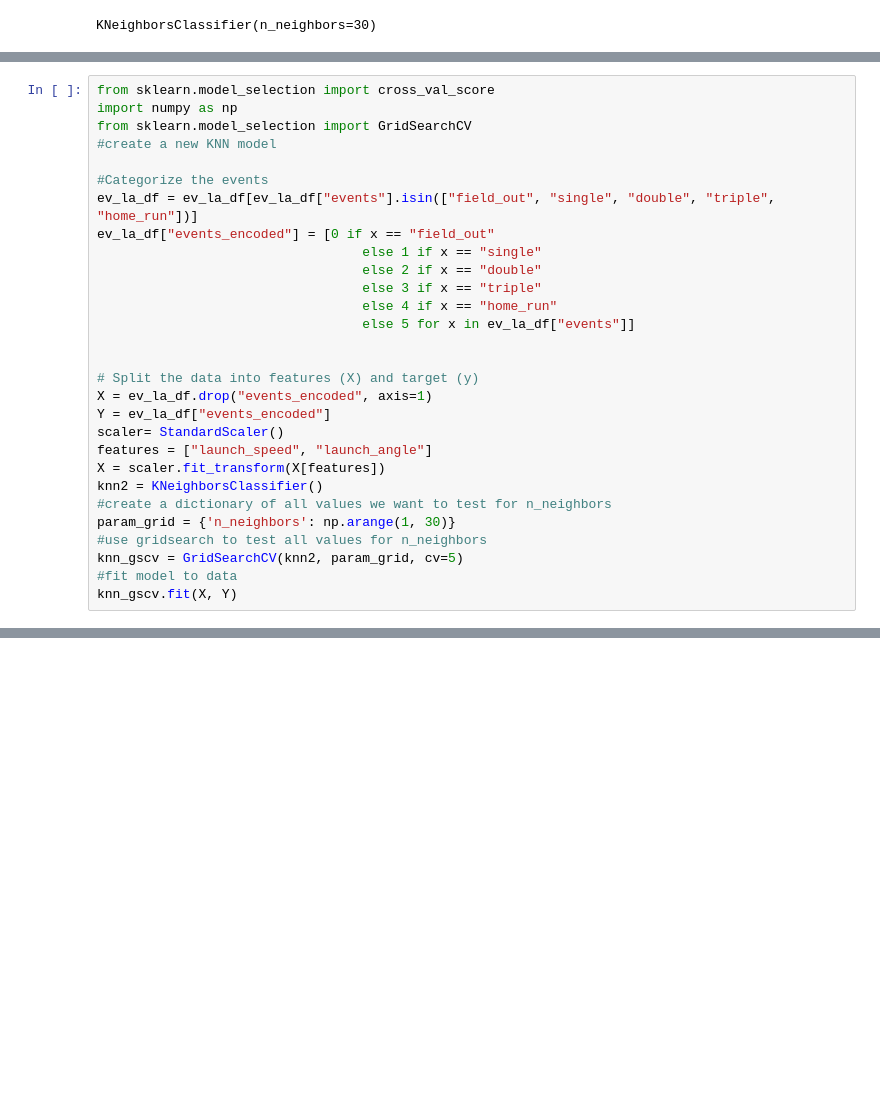
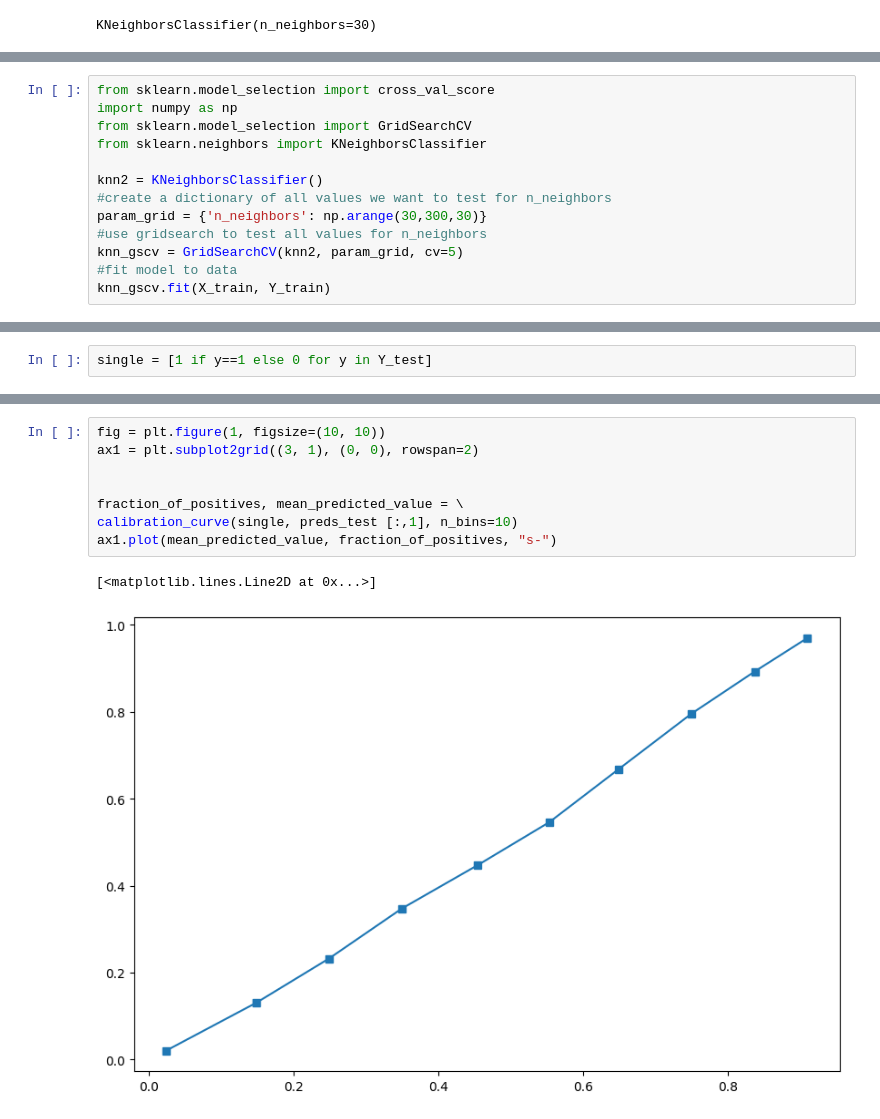
Before and after one commit to alexandragaev/xwOBA, a Jupyter notebook: pybaseball.ipynb, the cells around one changed output, grey strips where cells are left out. Drawn from its saved outputs; the diff is of its cells as text; blank space fills up the shorter version.

```diff
--- a/pybaseball.ipynb
+++ b/pybaseball.ipynb
@@ -402,30 +402,14 @@ knn.score(X_test, Y_test)
 from sklearn.model_selection import cross_val_score
 import numpy as np
 from sklearn.model_selection import GridSearchCV
-#create a new KNN model
+from sklearn.neighbors import KNeighborsClassifier
 
-#Categorize the events
-ev_la_df = ev_la_df[ev_la_df["events"].isin(["field_out", "single", "double", "triple", "home_run"])]
-ev_la_df["events_encoded"] = [0 if x == "field_out"
-                                  else 1 if x == "single"
-                                  else 2 if x == "double"
-                                  else 3 if x == "triple"
-                                  else 4 if x == "home_run"
-                                  else 5 for x in ev_la_df["events"]]
-
-
-# Split the data into features (X) and target (y)
-X = ev_la_df.drop("events_encoded", axis=1)
-Y = ev_la_df["events_encoded"]
-scaler= StandardScaler()
-features = ["launch_speed", "launch_angle"]
-X = scaler.fit_transform(X[features])
 knn2 = KNeighborsClassifier()
 #create a dictionary of all values we want to test for n_neighbors
-param_grid = {'n_neighbors': np.arange(1, 30)}
+param_grid = {'n_neighbors': np.arange(30,300,30)}
 #use gridsearch to test all values for n_neighbors
 knn_gscv = GridSearchCV(knn2, param_grid, cv=5)
 #fit model to data
-knn_gscv.fit(X, Y)
+knn_gscv.fit(X_train, Y_train)
 # %% [output]
 GridSearchCV(cv=5, estimator=KNeighborsClassifier(),
@@ -440,0 +523,2 @@ knn_gscv.best_params_
+# %%
+single = [1 if y==1 else 0 for y in Y_test]
@@ -440,0 +545,11 @@ knn_gscv.best_params_
+# %%
+fig = plt.figure(1, figsize=(10, 10))
+ax1 = plt.subplot2grid((3, 1), (0, 0), rowspan=2)
+
+
+fraction_of_positives, mean_predicted_value = \
+calibration_curve(single, preds_test [:,1], n_bins=10)
+ax1.plot(mean_predicted_value, fraction_of_positives, "s-")
+# %% [output]
+[<matplotlib.lines.Line2D at 0x...>]
+[figure, added]
```
Also changed, not shown: parts of 32 cells of this notebook.
